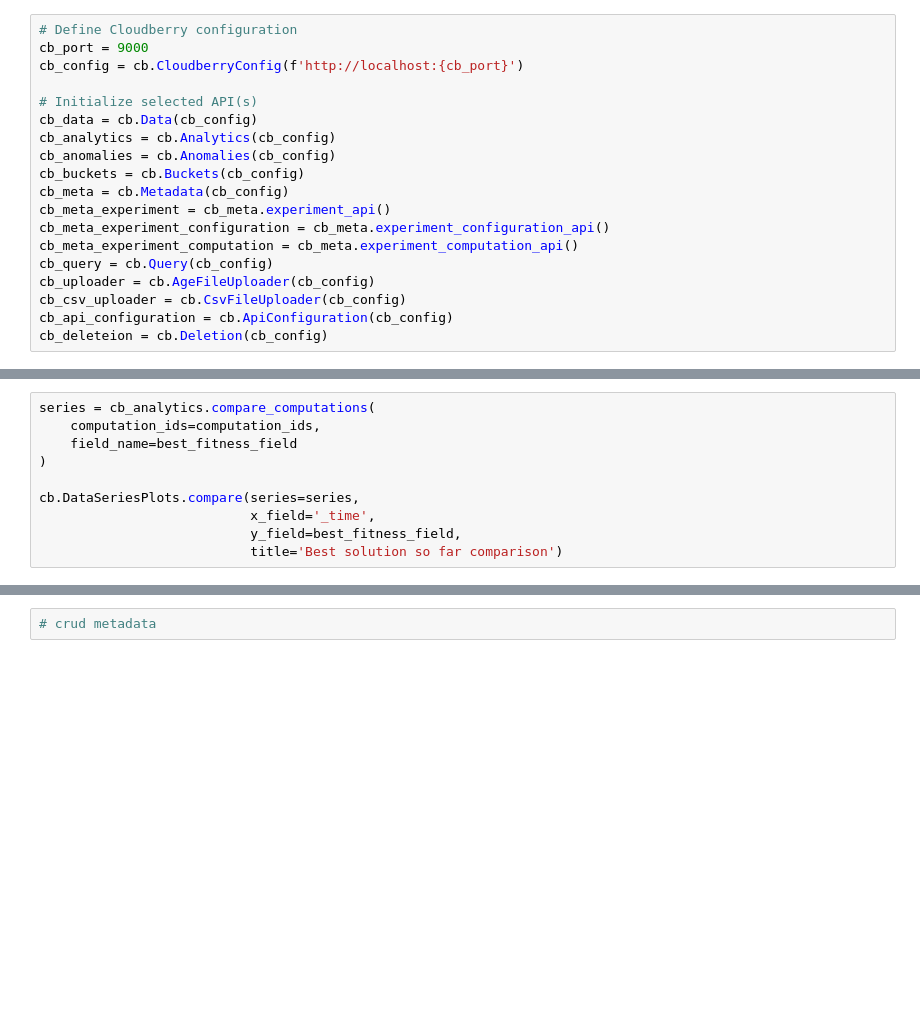
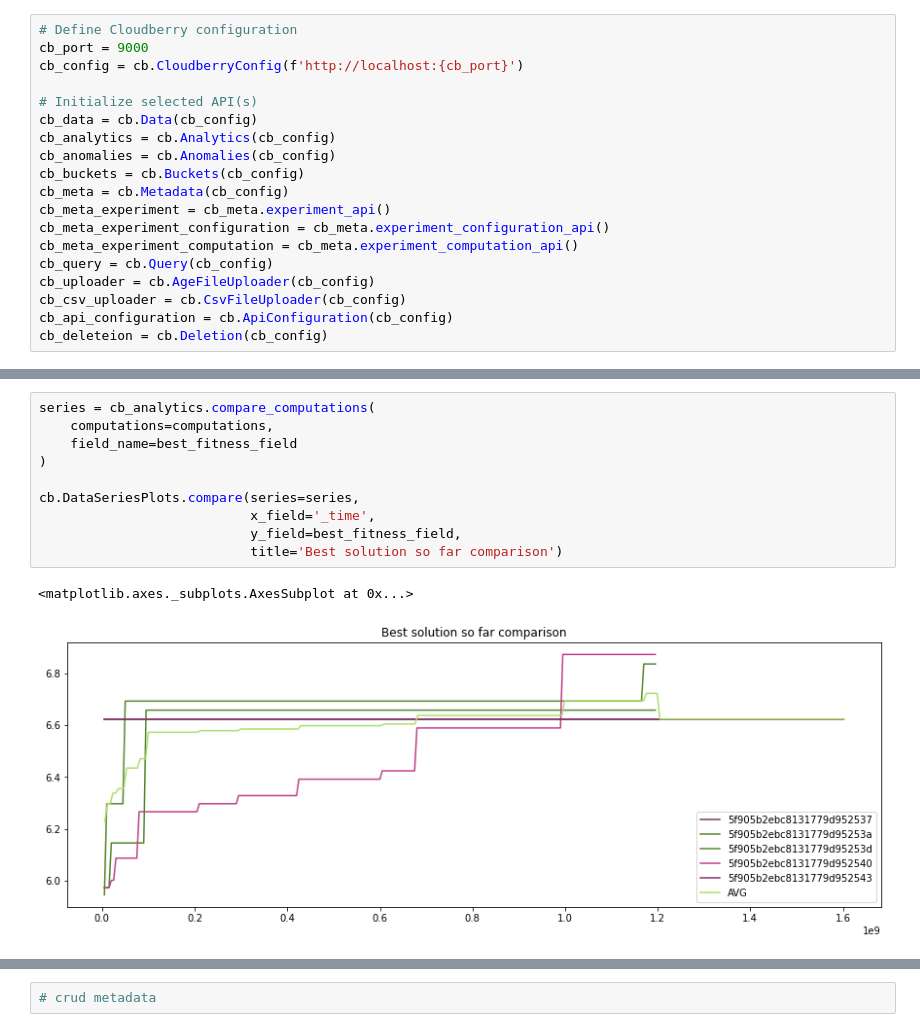
Before and after one commit to olliekrk/cloud-berry, a Jupyter notebook: cloudberry-py/cloudberry_demo.ipynb, the cells around one changed output, grey strips where cells are left out. Saved outputs shown, nothing was run; the diff lists cells and outputs as text; blank space fills up the shorter version.

```diff
--- a/cloudberry-py/cloudberry_demo.ipynb
+++ b/cloudberry-py/cloudberry_demo.ipynb
@@ -168,11 +203,14 @@ series[0].as_data_frame
 # %%
 series = cb_analytics.compare_computations(
-    computation_ids=computation_ids,
+    computations=computations,
     field_name=best_fitness_field
 )
 
 cb.DataSeriesPlots.compare(series=series,
                            x_field='_time',
                            y_field=best_fitness_field,
                            title='Best solution so far comparison')
+# %% [output]
+<matplotlib.axes._subplots.AxesSubplot at 0x...>
+[figure, added]
 # %%
```
Also changed, not shown: parts of 39 cells of this notebook, 17 other files.
